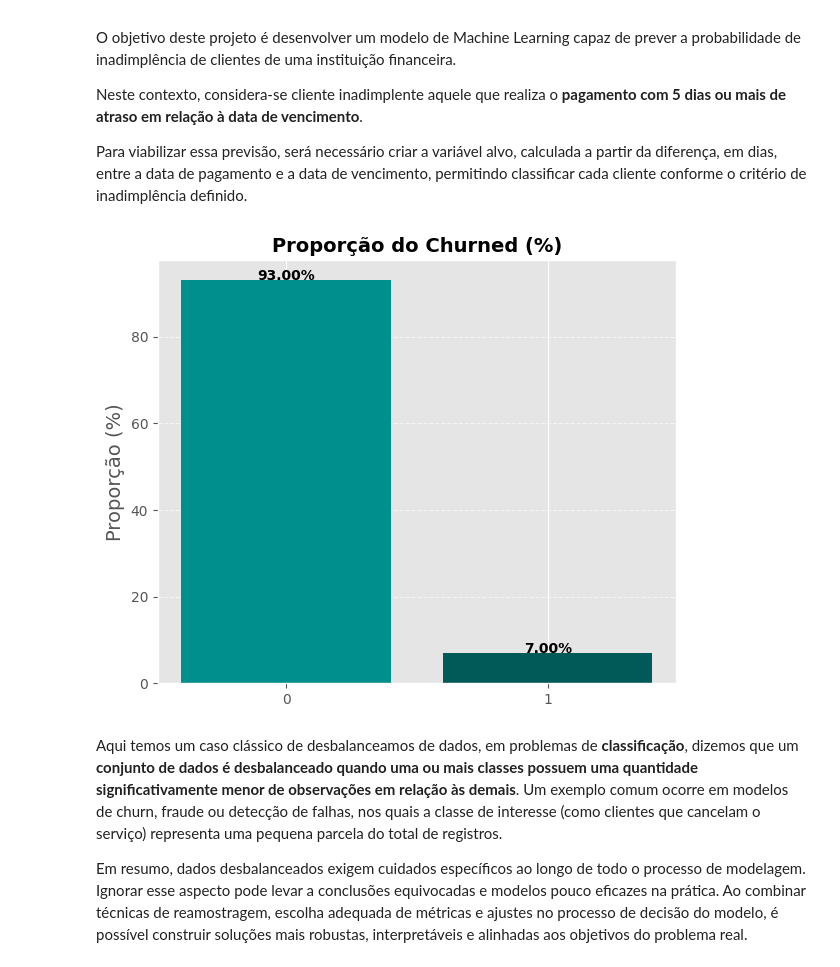
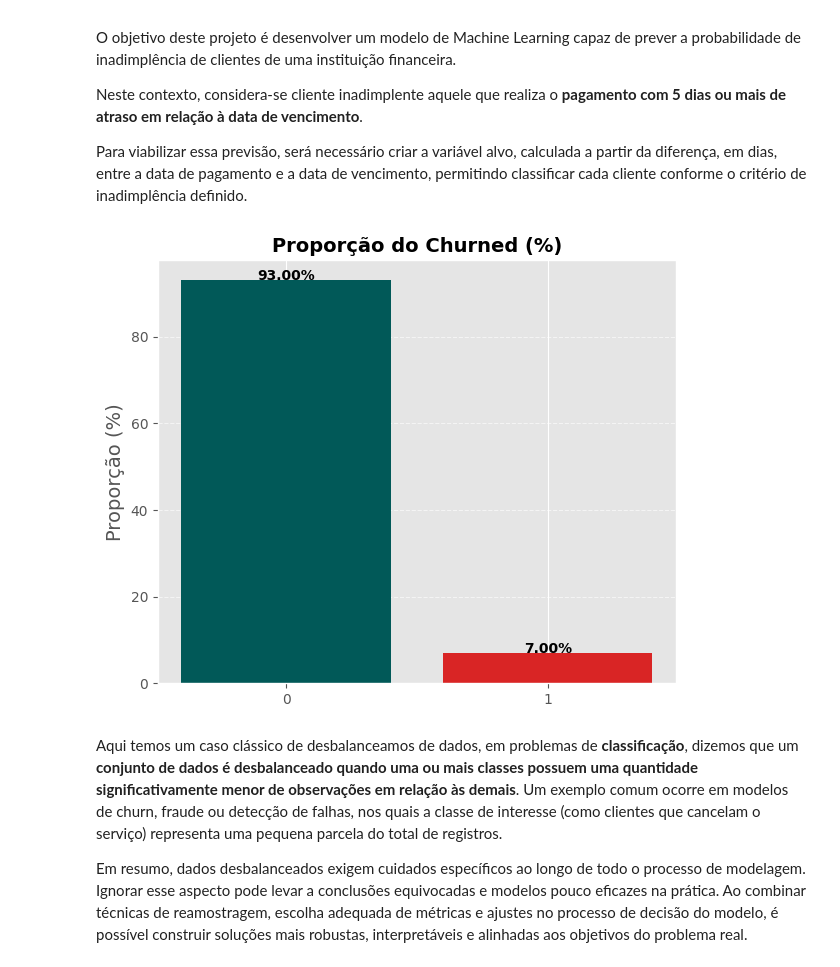
Before and after one commit to rrafahenrique/Modelo-Preditivo-Inadimplencia, a Jupyter notebook: notebooks/01-data_cleaning-eda.ipynb, the cells around one changed output. Drawn from its saved outputs; the diff is of its cells as text; code cells hidden in the pictures.

```diff
--- a/notebooks/01-data_cleaning-eda.ipynb
+++ b/notebooks/01-data_cleaning-eda.ipynb
@@ -566,9 +566,9 @@ df[cols] = df[cols].apply(pd.to_datetime)
 # Cálculo da Inadimplência
 df['Churned'] = np.where(((df['DATA_PAGAMENTO'] - df['DATA_VENCIMENTO']).dt.days) >= 5, 1, 0)
 # %%
-func.plot_proportion_bar(df, columns=["Churned"], palette=customPalette)
+func.plot_proportion_bar(df, columns=["Churned"], palette=["#015958", "#D92525"])
 # %% [output]
-[figure, old version]
+[figure, new version]
 # %% [markdown]
 Aqui temos um caso clássico de desbalanceamos de dados, em problemas de **classificação**, dizemos que um **conjunto de dados é desbalanceado quando uma ou mais classes possuem uma quantidade significativamente menor de observações em relação às demais**. Um exemplo comum ocorre em modelos de churn, fraude ou detecção de falhas, nos quais a classe de interesse (como clientes que cancelam o serviço) representa uma pequena parcela do total de registros.
 
```
Also changed, not shown: 1 other file.
